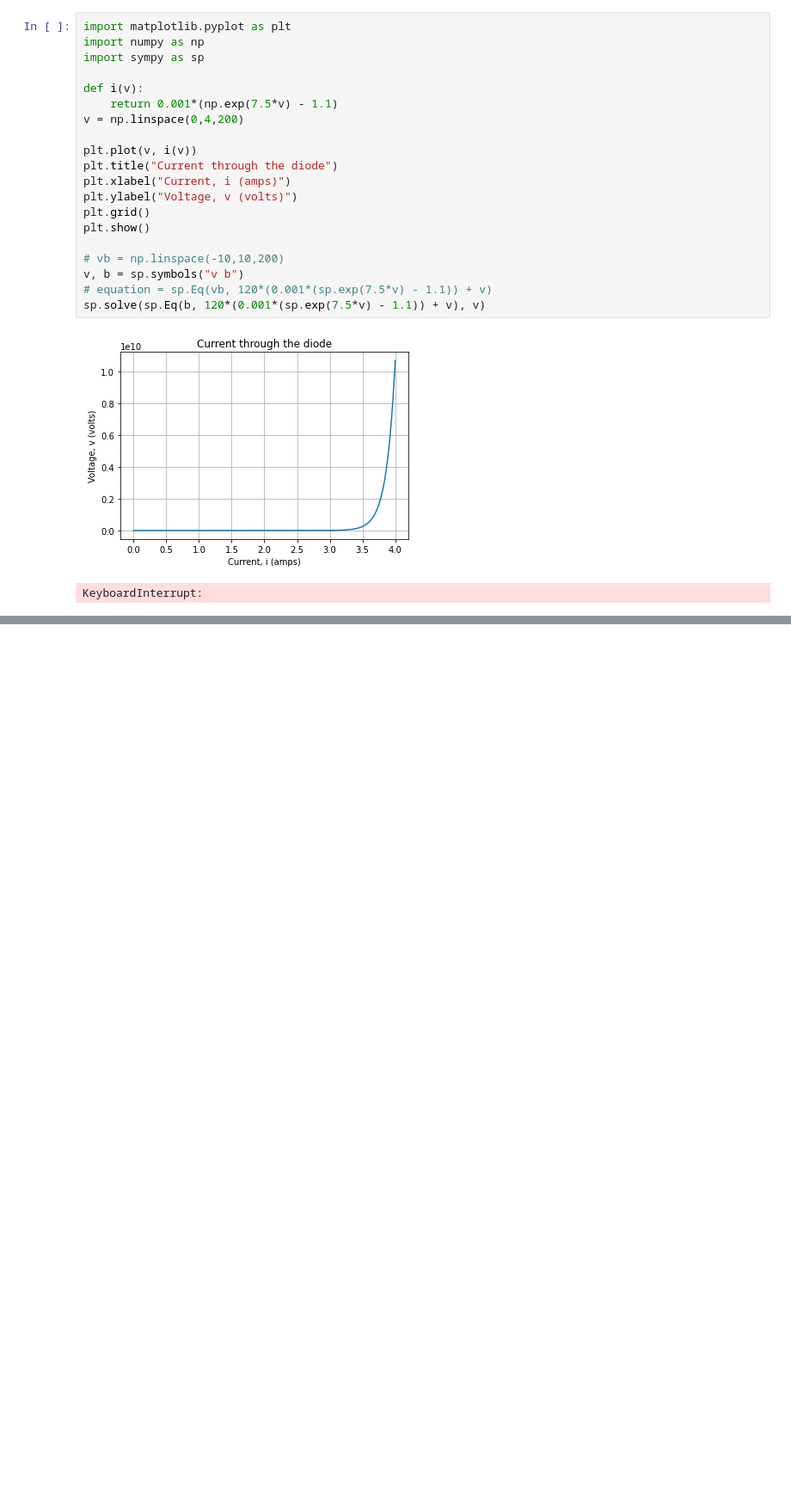
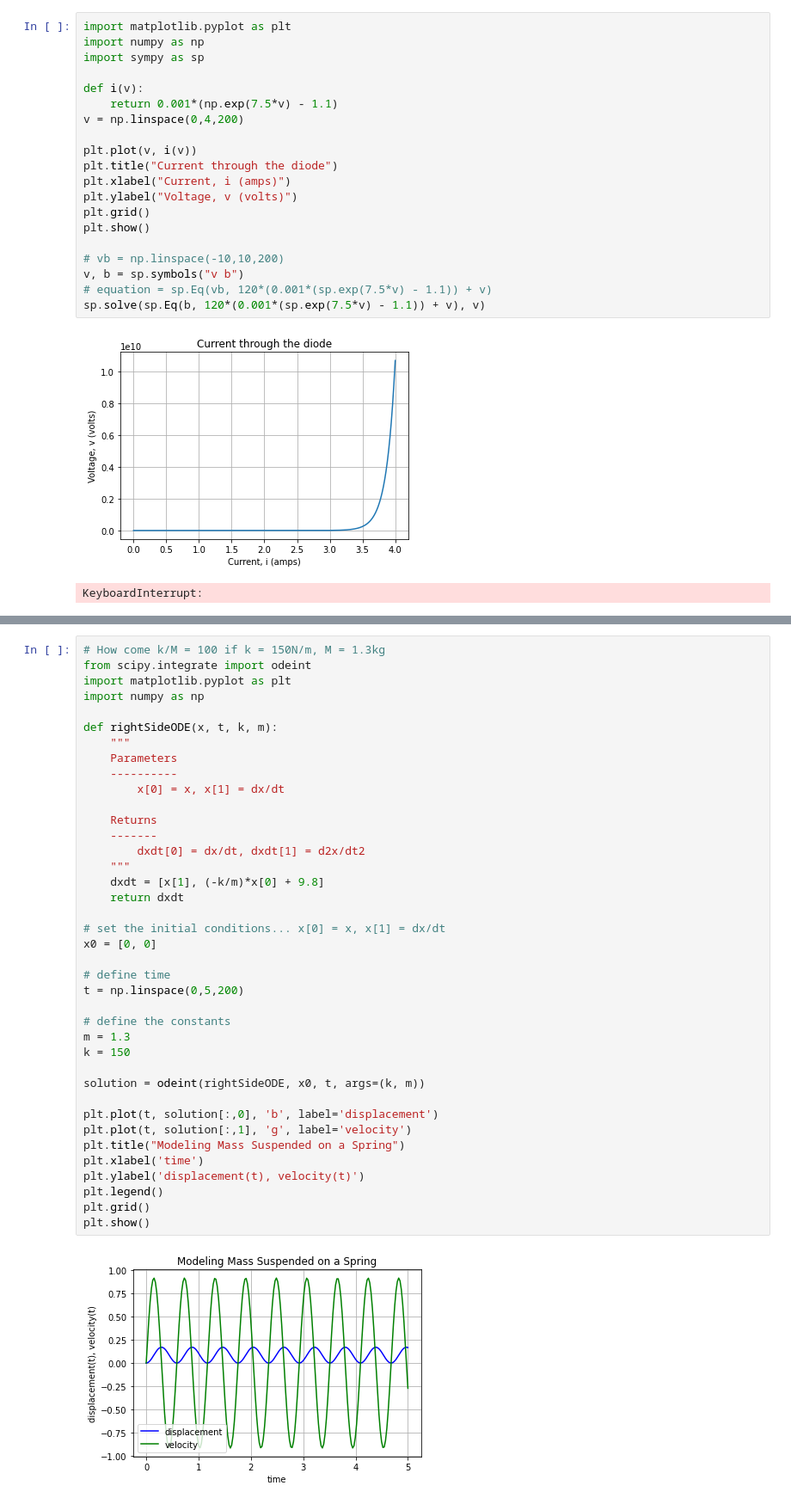
Before and after one commit to ENELEngineering/ENEL102, a Jupyter notebook: assignmentFour.ipynb, the cells around one changed output, grey strips where cells are left out. Shown: that part at 86% size. Cells and saved outputs as stored; diff of their text form; blank space fills up the shorter version.

```diff
--- a/assignmentFour.ipynb
+++ b/assignmentFour.ipynb
@@ -158,2 +159,43 @@ plt.show()
 # %% [markdown]
 ![QuestionSeven](images/q7.png)
+# %%
+# How come k/M = 100 if k = 150N/m, M = 1.3kg
+from scipy.integrate import odeint
+import matplotlib.pyplot as plt
+import numpy as np
+
+def rightSideODE(x, t, k, m):
+    """
+    Parameters
+    ----------
+        x[0] = x, x[1] = dx/dt
+
+    Returns
+    -------
+        dxdt[0] = dx/dt, dxdt[1] = d2x/dt2
+    """
+    dxdt = [x[1], (-k/m)*x[0] + 9.8]
+    return dxdt
+
+# set the initial conditions... x[0] = x, x[1] = dx/dt
+x0 = [0, 0]
+
+# define time
+t = np.linspace(0,5,200)
+
+# define the constants
+m = 1.3
+k = 150
+
+solution = odeint(rightSideODE, x0, t, args=(k, m))
+
+plt.plot(t, solution[:,0], 'b', label='displacement')
+plt.plot(t, solution[:,1], 'g', label='velocity')
+plt.title("Modeling Mass Suspended on a Spring")
+plt.xlabel('time')
+plt.ylabel('displacement(t), velocity(t)')
+plt.legend()
+plt.grid()
+plt.show()
+# %% [output]
+[figure, added]
```
Also changed, not shown: parts of 2 cells of this notebook.
